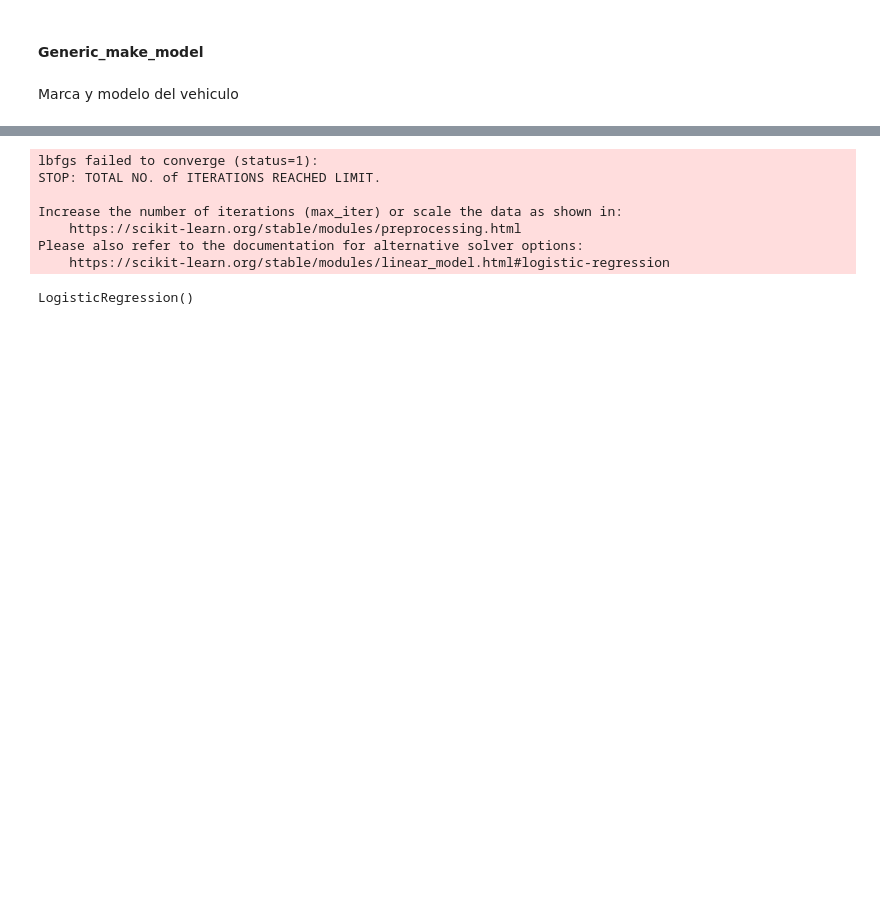
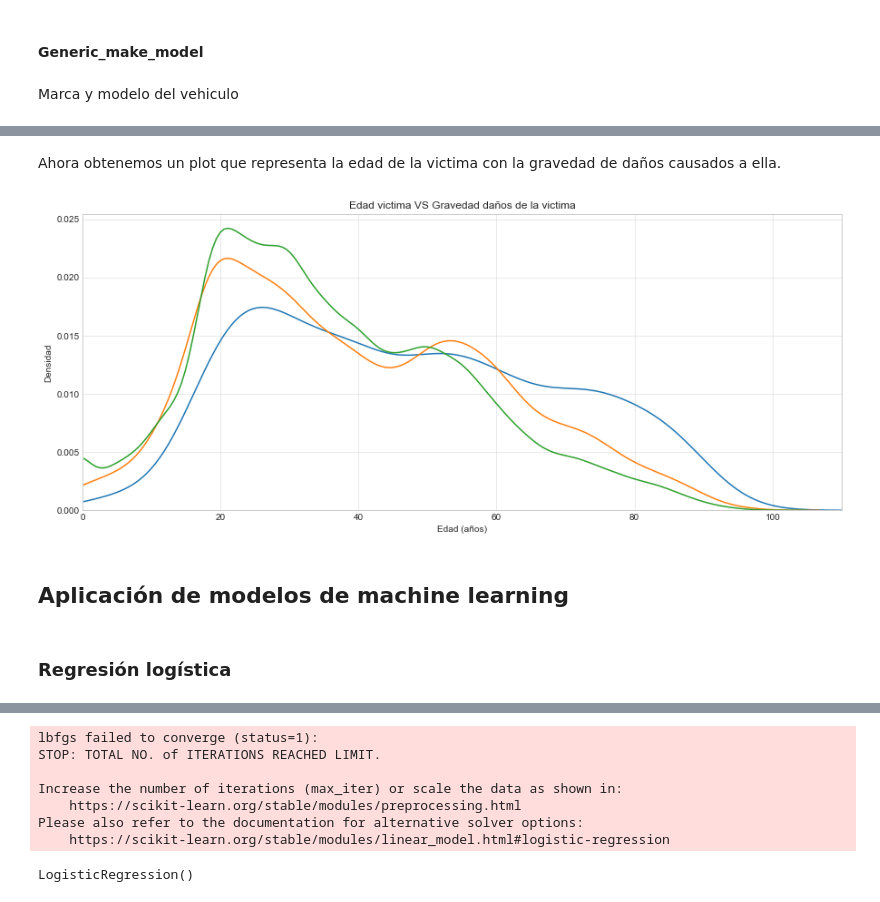
Before and after one commit to pablopascu99/practica2IA, a Jupyter notebook: Traffic_Accidents_Prediction.ipynb, the cells around one changed output, grey strips where cells are left out. Cells and saved outputs as stored; diff of their text form; code cells hidden in the pictures; blank space fills up the shorter version.

```diff
--- a/Traffic_Accidents_Prediction.ipynb
+++ b/Traffic_Accidents_Prediction.ipynb
@@ -524,0 +517,19 @@ Name: generic_make_model, Length: 691, dtype: int64
+# %% [markdown]
+Ahora obtenemos un plot que representa la edad de la victima con la gravedad de daños causados a ella.
+# %%
+plt.figure(figsize=(15,6))
+plt.style.use('seaborn-whitegrid')
+plt.grid(True, alpha=0.5)
+sns.kdeplot(df_traffic_accidents.loc[df_traffic_accidents['casualty_severity'] == 1, 'age_of_casualty'], label = 'Accidentados gravedad 1')
+sns.kdeplot(df_traffic_accidents.loc[df_traffic_accidents['casualty_severity'] == 2, 'age_of_casualty'], label = 'Accidentados gravedad 2')
+sns.kdeplot(df_traffic_accidents.loc[df_traffic_accidents['casualty_severity'] == 3, 'age_of_casualty'], label = 'Accidentados gravedad 3')
+plt.xlim(left=0, right=110)
+plt.xlabel('Edad (años)')
+plt.ylabel('Densidad')
+plt.title('Edad victima VS Gravedad daños de la victima');
+# %% [output]
+[figure, added]
+# %% [markdown]
+## Aplicación de modelos de machine learning
+# %% [markdown]
+### Regresión logística
```
Also changed, not shown: parts of 27 cells of this notebook.
